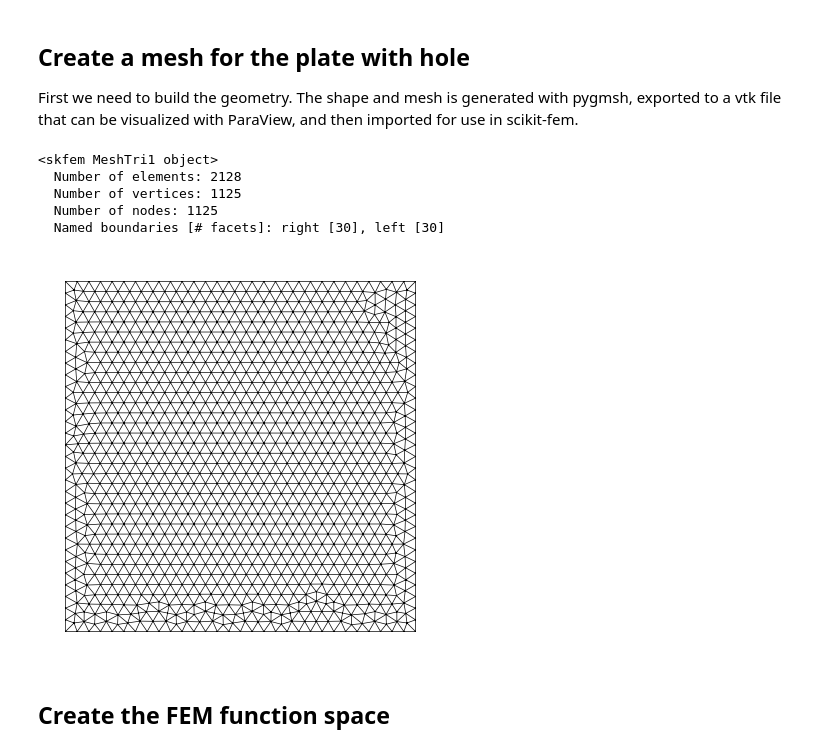
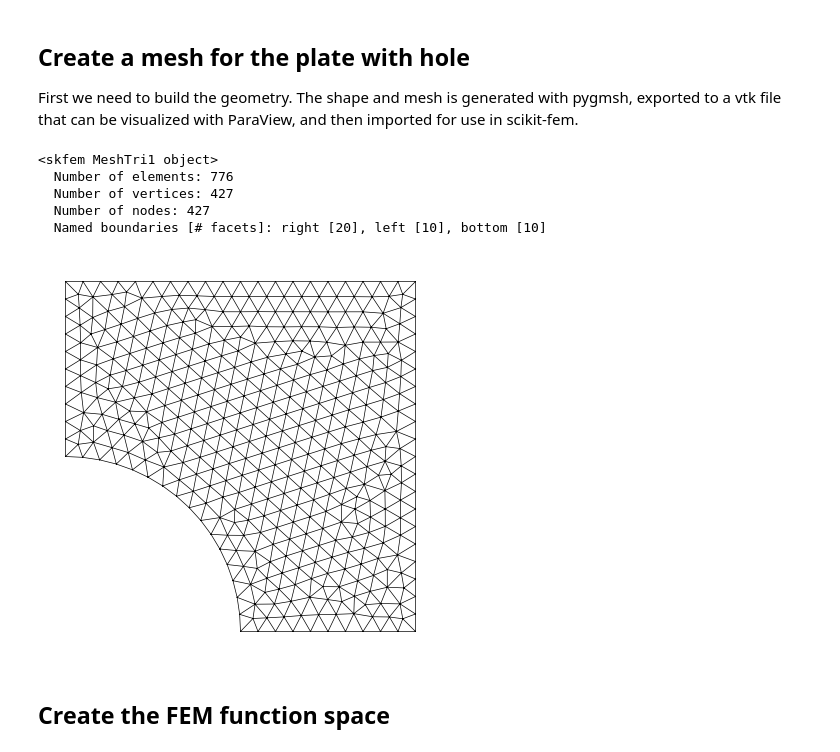
Before and after one commit to meyer-nils/numerical_examples, a Jupyter notebook: plate_hole_2d/scikit_fem.ipynb, the cells around one changed output. Saved outputs shown, nothing was run; the diff lists cells and outputs as text; code cells hidden in the pictures.

```diff
--- a/plate_hole_2d/scikit_fem.ipynb
+++ b/plate_hole_2d/scikit_fem.ipynb
@@ -10,43 +10,44 @@ import numpy as np
 import skfem as fem
 from skfem.helpers import ddot, dot, eye, sym_grad, trace
 from skfem.visuals.matplotlib import draw, plot
 
-from global_constants import EPS0, LBD, MU, B0, X0, Y0, L, R
+from global_constants import EPS0, LBD, MU, B0, L, R
 
 # Element size
-N = 30
+N = 20
 s = L / N
 
 # Build geometry and export mesh
 with pygmsh.occ.Geometry() as geom:
     geom.characteristic_length_max = s
     rectangle = geom.add_rectangle([0.0, 0.0, 0.0], a=L, b=L)
-    # hole = geom.add_disk([X0, Y0, 0.0], R)
-    # geom.boolean_difference(rectangle, hole)
+    hole = geom.add_disk([0, 0, 0.0], R)
+    geom.boolean_difference(rectangle, hole)
     m = geom.generate_mesh()
     m.write("mesh.vtk")
 
 # Convert to scikit-fem mesh
 mesh = fem.MeshTet().load("mesh.vtk")
 
 # Label boundaries
 mesh = mesh.with_boundaries(
     {
         "right": lambda x: x[0] == L,
-        "left": lambda x: x[0] == 0,
+        "left": lambda x: x[0] <= 0.001,
+        "bottom": lambda x: x[1] <= 0.001,
     }
 )
 
 # Visualize the mesh
 draw(mesh, figsize=(5, 5))
 print(mesh)
 # %% [output]
 <skfem MeshTri1 object>
-  Number of elements: 2128
-  Number of vertices: 1125
-  Number of nodes: 1125
-  Named boundaries [# facets]: right [30], left [30]
+  Number of elements: 776
+  Number of vertices: 427
+  Number of nodes: 427
+  Named boundaries [# facets]: right [20], left [10], bottom [10]
-[figure, old version]
+[figure, new version]
 # %% [markdown]
 ## Create the FEM function space
 # %%
```
Also changed, not shown: parts of 2 cells of this notebook, 1 other file.
